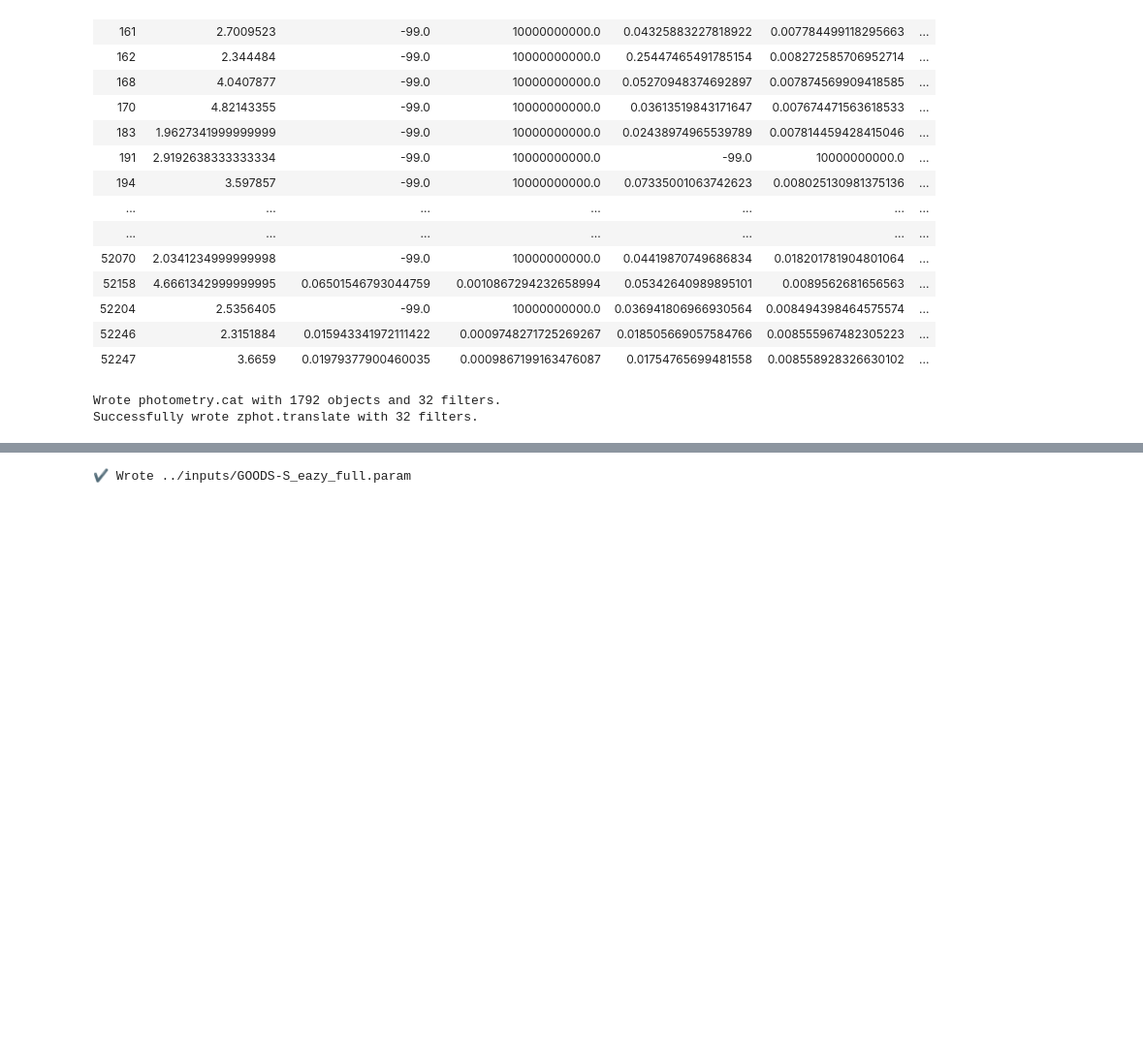
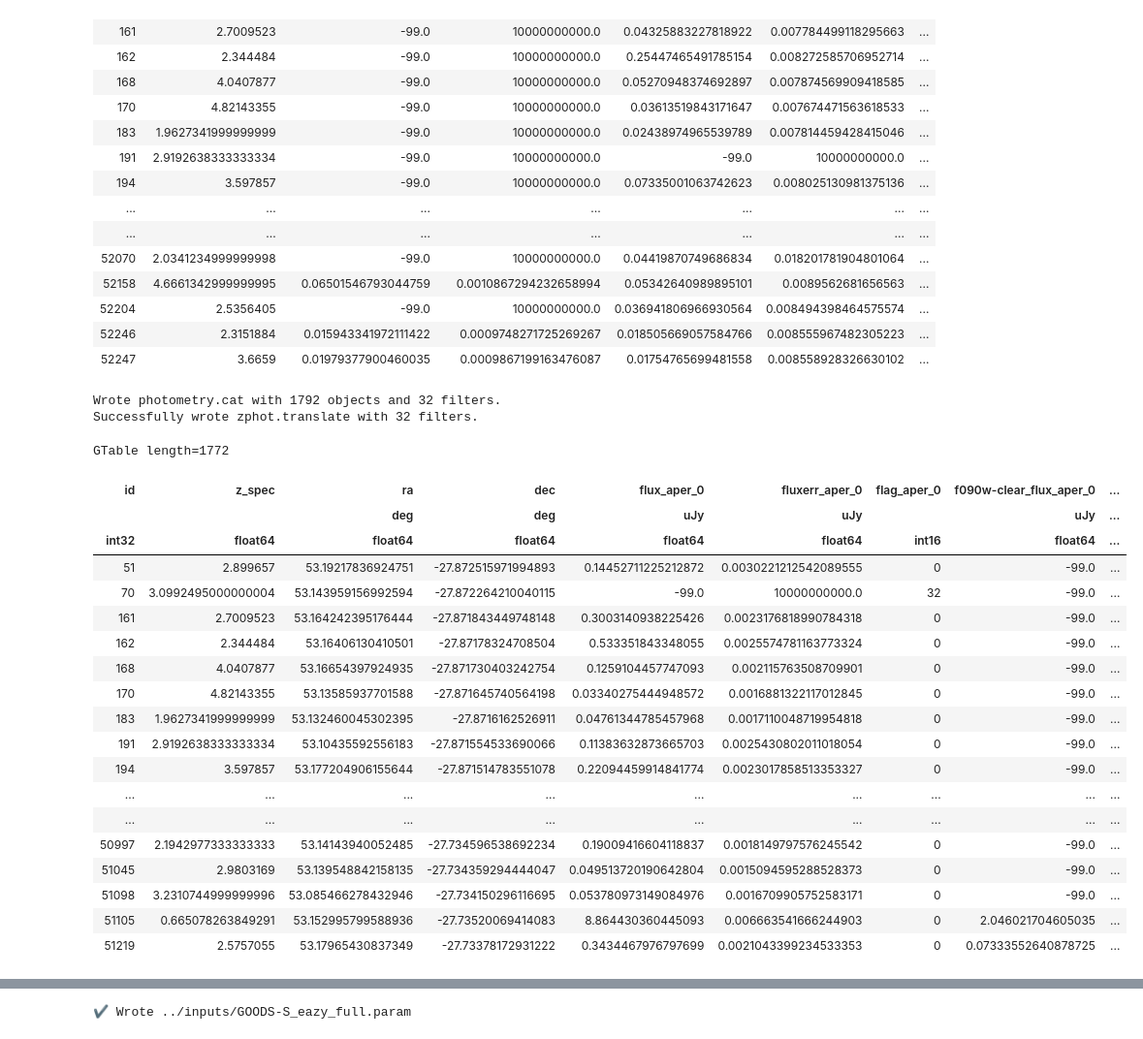
Before and after one commit to sfremy/my-eazy-jwst, a Jupyter notebook: scripts/eazy_processing.ipynb, the cells around one changed output, grey strips where cells are left out. Shown at 97% size. Cells and saved outputs as stored; diff of their text form; code cells hidden in the pictures; blank space fills up the shorter version.

```diff
--- a/scripts/eazy_processing.ipynb
+++ b/scripts/eazy_processing.ipynb
@@ -544,3 +552,27 @@ write_photometry(tab_final, instrument_cat, filter_cat, only_spec=only_spec)
 # %% [output]
 Wrote photometry.cat with 1792 objects and 32 filters.
 Successfully wrote zphot.translate with 32 filters.
+# %%
+tab_final = result[result['z_spec'] != -1][0:1772]
+tab_final
+# %% [output]
+GTable length=1772
+| id | z_spec | ra | dec | flux_aper_0 | fluxerr_aper_0 | flag_aper_0 | f090w-clear_flux_aper_0 | ... |
+|  |  | deg | deg | uJy | uJy |  | uJy | ... |
+| int32 | float64 | float64 | float64 | float64 | float64 | int16 | float64 | ... |
+| 51 | 2.899657 | 53.19217836924751 | -27.872515971994893 | 0.14452711225212872 | 0.0030221212542089555 | 0 | -99.0 | ... |
+| 70 | 3.0992495000000004 | 53.143959156992594 | -27.872264210040115 | -99.0 | 10000000000.0 | 32 | -99.0 | ... |
+| 161 | 2.7009523 | 53.164242395176444 | -27.871843449748148 | 0.3003140938225426 | 0.0023176818990784318 | 0 | -99.0 | ... |
+| 162 | 2.344484 | 53.16406130410501 | -27.87178324708504 | 0.533351843348055 | 0.0025574781163773324 | 0 | -99.0 | ... |
+| 168 | 4.0407877 | 53.16654397924935 | -27.871730403242754 | 0.1259104457747093 | 0.002115763508709901 | 0 | -99.0 | ... |
+| 170 | 4.82143355 | 53.13585937701588 | -27.871645740564198 | 0.03340275444948572 | 0.0016881322117012845 | 0 | -99.0 | ... |
+| 183 | 1.9627341999999999 | 53.132460045302395 | -27.8716162526911 | 0.04761344785457968 | 0.0017110048719954818 | 0 | -99.0 | ... |
+| 191 | 2.9192638333333334 | 53.10435592556183 | -27.871554533690066 | 0.11383632873665703 | 0.0025430802011018054 | 0 | -99.0 | ... |
+| 194 | 3.597857 | 53.177204906155644 | -27.871514783551078 | 0.22094459914841774 | 0.0023017858513353327 | 0 | -99.0 | ... |
+| ... | ... | ... | ... | ... | ... | ... | ... | ... |
+| ... | ... | ... | ... | ... | ... | ... | ... | ... |
+| 50997 | 2.1942977333333333 | 53.14143940052485 | -27.734596538692234 | 0.19009416604118837 | 0.0018149797576245542 | 0 | -99.0 | ... |
+| 51045 | 2.9803169 | 53.139548842158135 | -27.734359294444047 | 0.049513720190642804 | 0.0015094595288528373 | 0 | -99.0 | ... |
+| 51098 | 3.2310744999999996 | 53.085466278432946 | -27.734150296116695 | 0.053780973149084976 | 0.0016709905752583171 | 0 | -99.0 | ... |
+| 51105 | 0.665078263849291 | 53.152995799588936 | -27.73520069414083 | 8.864430360445093 | 0.006663541666244903 | 0 | 2.046021704605035 | ... |
+| 51219 | 2.5757055 | 53.17965430837349 | -27.73378172931222 | 0.3434467976797699 | 0.0021043399234533353 | 0 | 0.07333552640878725 | ... |
```
Also changed, not shown: parts of 4 cells of this notebook, 4 other files.
